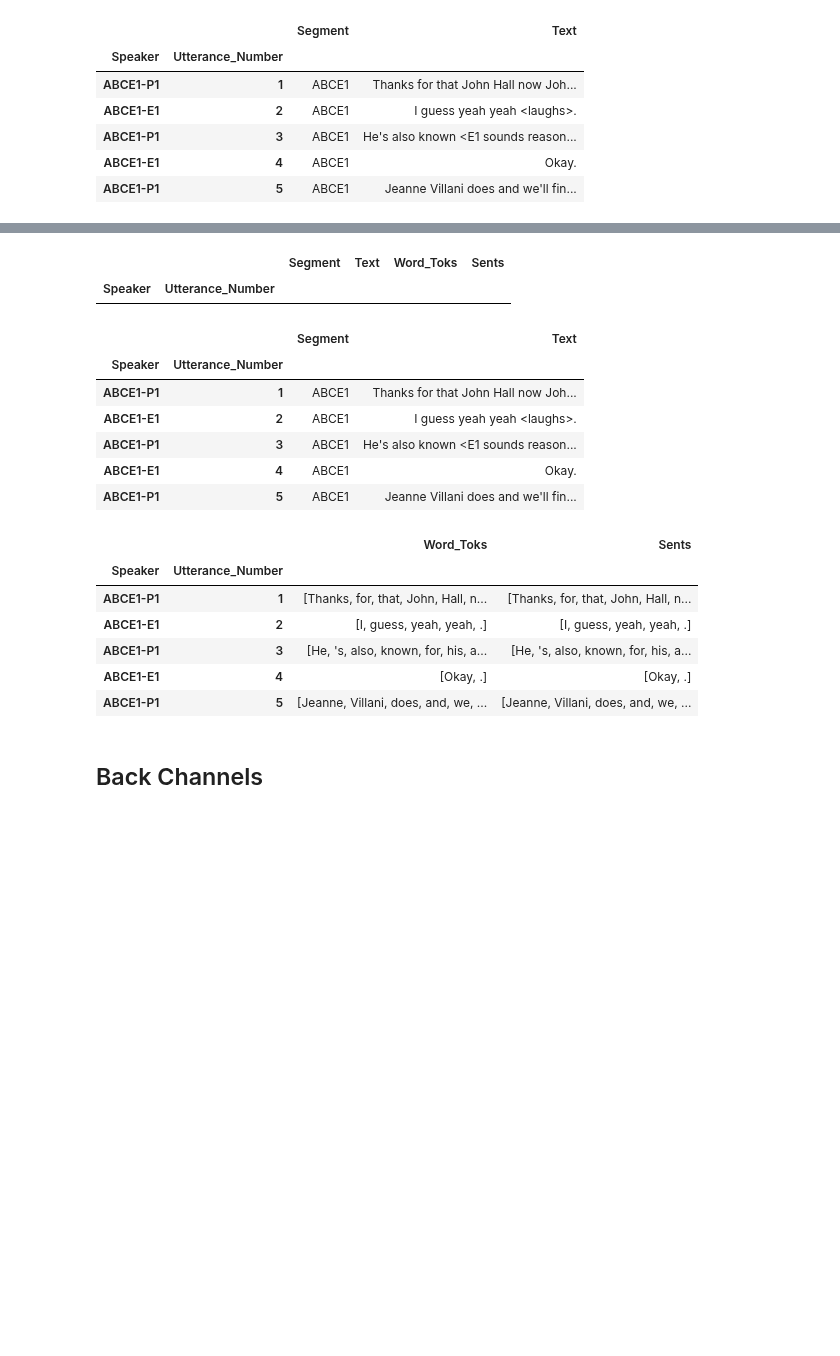
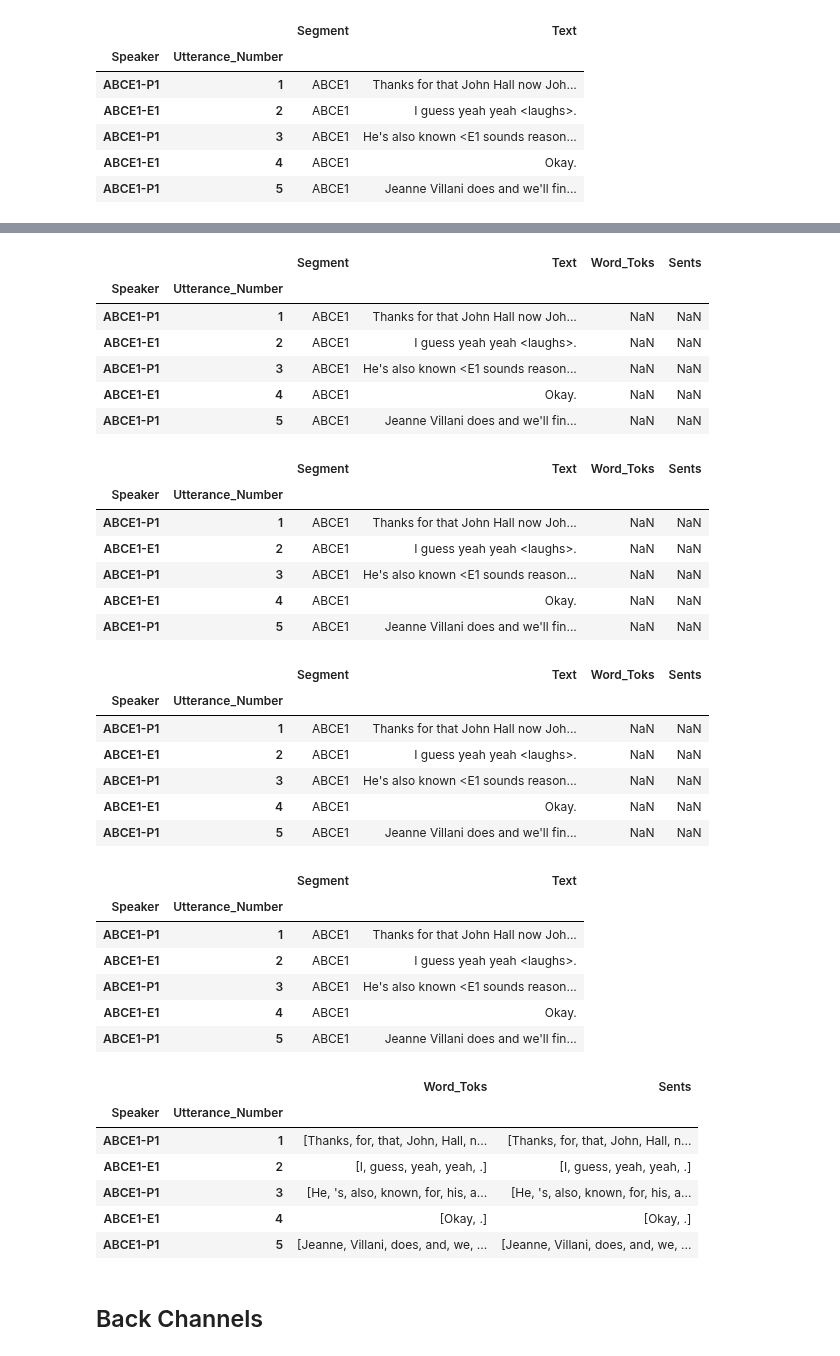
Before and after one commit to Data-Science-for-Linguists/Discourse-Analysis-ART-Corpus, a Jupyter notebook: process-art-corpus.ipynb, the cells around one changed output, grey strips where cells are left out. Saved outputs shown, nothing was run; the diff lists cells and outputs as text; code cells hidden in the pictures; blank space fills up the shorter version.

Commit message:
word/sent tokens - merge issues

```diff
--- a/process-art-corpus.ipynb
+++ b/process-art-corpus.ipynb
@@ -932,22 +934,47 @@ words_sents_df.head()
 # %%
-art_df2=pd.merge(art_df,words_sents_df,right_index=True,left_index=True)
+# MERGE NOT WORKING
+art_df2=pd.merge(art_df,words_sents_df,how="left",right_index=True,left_index=True)
 art_df2.head()
+art_df2["Word_Toks"]=pd.DataFrame(word_toks1)
+art_df2.head()
+art_df2["Word_Toks"]=pd.DataFrame(np.array(word_toks1))
+art_df2.head()
+
 art_df.head()
 words_sents_df.head()
 # %% [output]
 |  |  | Segment | Text | Word_Toks | Sents |
 | Speaker | Utterance_Number |  |  |  |  |
+| ABCE1-P1 | 1 | ABCE1 | Thanks for that John Hall now Joh... | NaN | NaN |
+| ABCE1-E1 | 2 | ABCE1 | I guess yeah yeah <laughs>. | NaN | NaN |
+| ABCE1-P1 | 3 | ABCE1 | He's also known <E1 sounds reason... | NaN | NaN |
+| ABCE1-E1 | 4 | ABCE1 | Okay. | NaN | NaN |
+| ABCE1-P1 | 5 | ABCE1 | Jeanne Villani does and we'll fin... | NaN | NaN |
-|  |  | Segment | Text |
-| Speaker | Utterance_Number |  |  |
-| ABCE1-P1 | 1 | ABCE1 | Thanks for that John Hall now Joh... |
-| ABCE1-E1 | 2 | ABCE1 | I guess yeah yeah <laughs>. |
-| ABCE1-P1 | 3 | ABCE1 | He's also known <E1 sounds reason... |
-| ABCE1-E1 | 4 | ABCE1 | Okay. |
-| ABCE1-P1 | 5 | ABCE1 | Jeanne Villani does and we'll fin... |
+|  |  | Segment | Text | Word_Toks | Sents |
+| Speaker | Utterance_Number |  |  |  |  |
+| ABCE1-P1 | 1 | ABCE1 | Thanks for that John Hall now Joh... | NaN | NaN |
+| ABCE1-E1 | 2 | ABCE1 | I guess yeah yeah <laughs>. | NaN | NaN |
+| ABCE1-P1 | 3 | ABCE1 | He's also known <E1 sounds reason... | NaN | NaN |
+| ABCE1-E1 | 4 | ABCE1 | Okay. | NaN | NaN |
+| ABCE1-P1 | 5 | ABCE1 | Jeanne Villani does and we'll fin... | NaN | NaN |
-|  |  | Word_Toks | Sents |
-| Speaker | Utterance_Number |  |  |
-| ABCE1-P1 | 1 | [Thanks, for, that, John, Hall, n... | [Thanks, for, that, John, Hall, n... |
-| ABCE1-E1 | 2 | [I, guess, yeah, yeah, .] | [I, guess, yeah, yeah, .] |
-| ABCE1-P1 | 3 | [He, 's, also, known, for, his, a... | [He, 's, also, known, for, his, a... |
-| ABCE1-E1 | 4 | [Okay, .] | [Okay, .] |
-| ABCE1-P1 | 5 | [Jeanne, Villani, does, and, we, ... | [Jeanne, Villani, does, and, we, ... |
+|  |  | Segment | Text | Word_Toks | Sents |
+| Speaker | Utterance_Number |  |  |  |  |
+| ABCE1-P1 | 1 | ABCE1 | Thanks for that John Hall now Joh... | NaN | NaN |
+| ABCE1-E1 | 2 | ABCE1 | I guess yeah yeah <laughs>. | NaN | NaN |
+| ABCE1-P1 | 3 | ABCE1 | He's also known <E1 sounds reason... | NaN | NaN |
+| ABCE1-E1 | 4 | ABCE1 | Okay. | NaN | NaN |
+| ABCE1-P1 | 5 | ABCE1 | Jeanne Villani does and we'll fin... | NaN | NaN |
+|  |  | Segment | Text |
+| Speaker | Utterance_Number |  |  |
+| ABCE1-P1 | 1 | ABCE1 | Thanks for that John Hall now Joh... |
+| ABCE1-E1 | 2 | ABCE1 | I guess yeah yeah <laughs>. |
+| ABCE1-P1 | 3 | ABCE1 | He's also known <E1 sounds reason... |
+| ABCE1-E1 | 4 | ABCE1 | Okay. |
+| ABCE1-P1 | 5 | ABCE1 | Jeanne Villani does and we'll fin... |
+|  |  | Word_Toks | Sents |
+| Speaker | Utterance_Number |  |  |
+| ABCE1-P1 | 1 | [Thanks, for, that, John, Hall, n... | [Thanks, for, that, John, Hall, n... |
+| ABCE1-E1 | 2 | [I, guess, yeah, yeah, .] | [I, guess, yeah, yeah, .] |
+| ABCE1-P1 | 3 | [He, 's, also, known, for, his, a... | [He, 's, also, known, for, his, a... |
+| ABCE1-E1 | 4 | [Okay, .] | [Okay, .] |
+| ABCE1-P1 | 5 | [Jeanne, Villani, does, and, we, ... | [Jeanne, Villani, does, and, we, ... |
```
Also changed, not shown: parts of 6 cells of this notebook.
